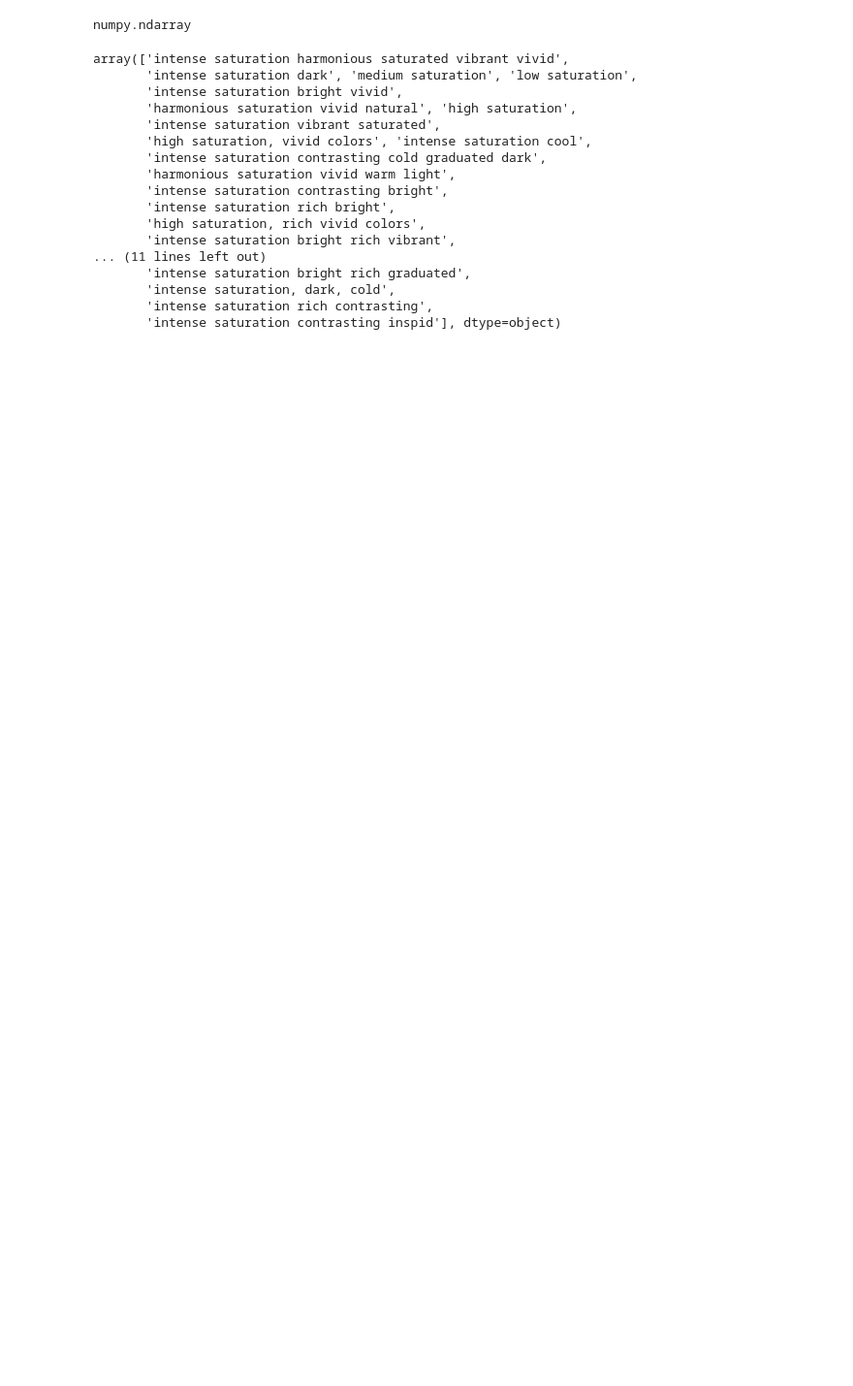
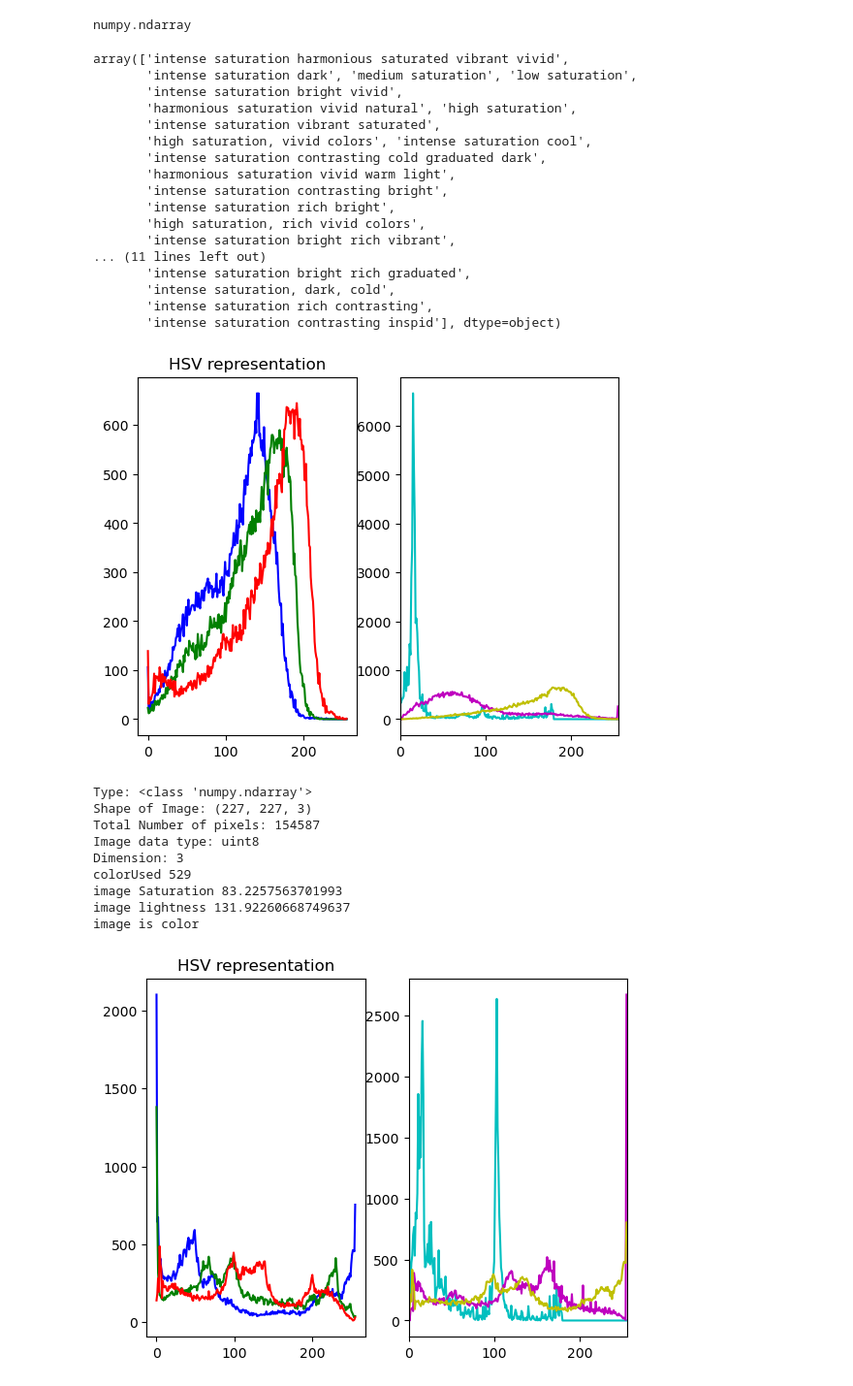
Before and after one commit to md131376st/amlProhect, a Jupyter notebook: data/PACS/AddDataLabels.ipynb, the cells around one changed output. Shown at 97% size. Saved outputs shown, nothing was run; the diff lists cells and outputs as text; code cells hidden in the pictures; blank space fills up the shorter version.

Commit message:
anlayse image

```diff
--- a/data/PACS/AddDataLabels.ipynb
+++ b/data/PACS/AddDataLabels.ipynb
@@ -6,7 +6,7 @@ for domain_name in domainList:
     with open(f'{domain_name}_to_label.txt') as f:
         lines = f.readlines()
         for line in lines:
-            all_data_path.append( str("kfold"+line.split()[0]))
+            all_data_path.append( str("kfold/"+line.split()[0]))
 # %%
 len(all_data_path)
 # %% [output]
@@ -83,0 +113,19 @@ array(['intense saturation harmonious saturated vibrant vivid',
+# %%
+def checkColorShade(img):
+    b,g,r=cv.split(img)
+    r_g=np.count_nonzero(abs(r-g))
+    r_b=np.count_nonzero(abs(r-b))
+    g_b=np.count_nonzero(abs(g-b))
+
+### sum of differences
+    diff_sum=float(r_g+r_b+g_b)
+
+### finding ratio of diff_sum with respect to size of image
+    ratio=diff_sum/img.size
+
+    if ratio>0.005:
+        print("Yes, colorful")
+
+
+    else:
+        print("no, grayscale")
@@ -83,0 +176,24 @@ array(['intense saturation harmonious saturated vibrant vivid',
+# %%
+#high detaild
+getImagedetail("kfold/art_painting/guitar/pic_023.jpg")
+
+getImagedetail("kfold/art_painting/house/pic_269.jpg")
+#mide
+getImagedetail("kfold/art_painting/person/pic_474.jpg")
+getImagedetail("kfold/art_painting/giraffe/pic_038.jpg")
+#lowLevel
+getImagedetail("kfold/art_painting/dog/pic_276.jpg")
+
+# scatch
+# %% [output]
+[figure, added]
+Type: <class 'numpy.ndarray'>
+Shape of Image: (227, 227, 3)
+Total Number of pixels: 154587
+Image data type: uint8
+Dimension: 3
+colorUsed 529
+image Saturation 83.2257563701993
+image lightness 131.92260668749637
+image is color
+[figure, added]
```
Also changed, not shown: parts of 6 cells of this notebook.
